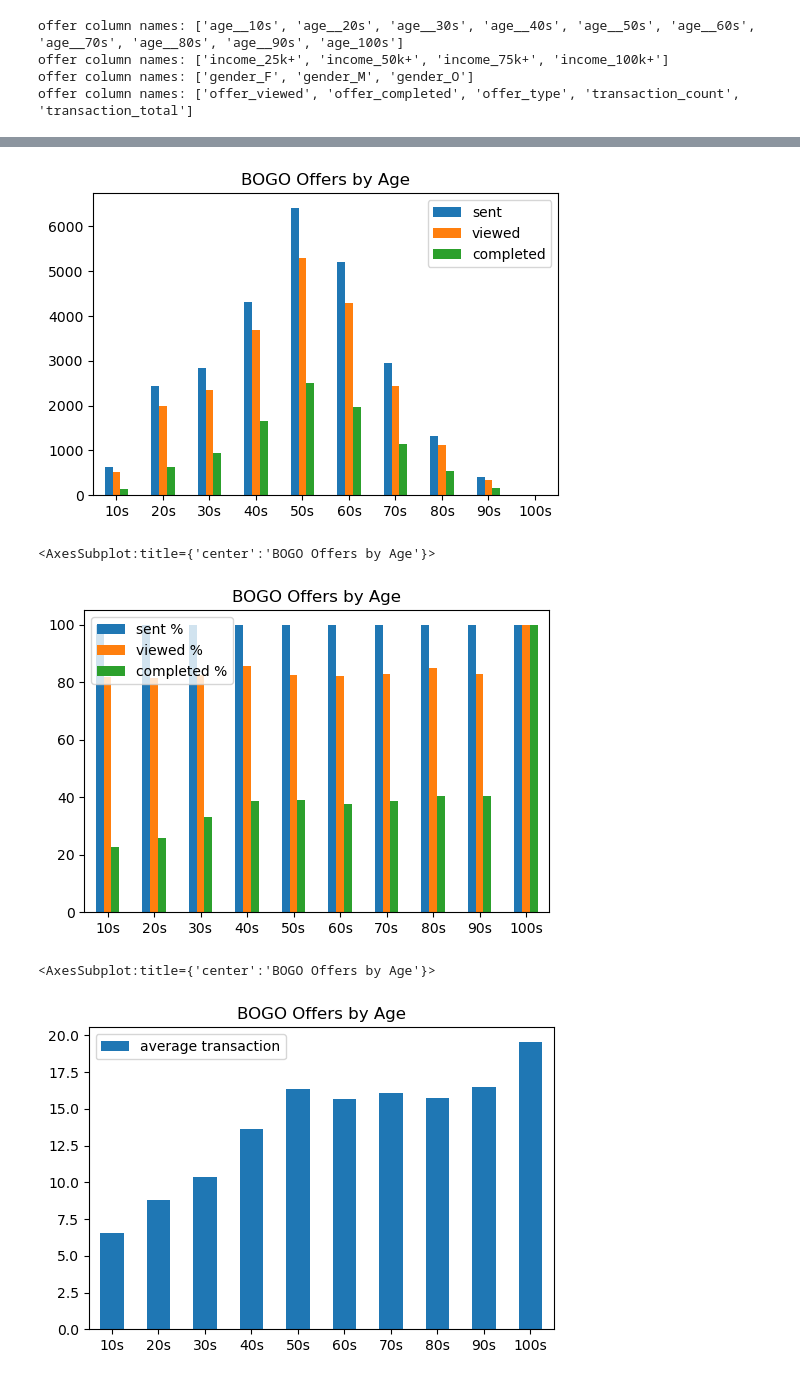
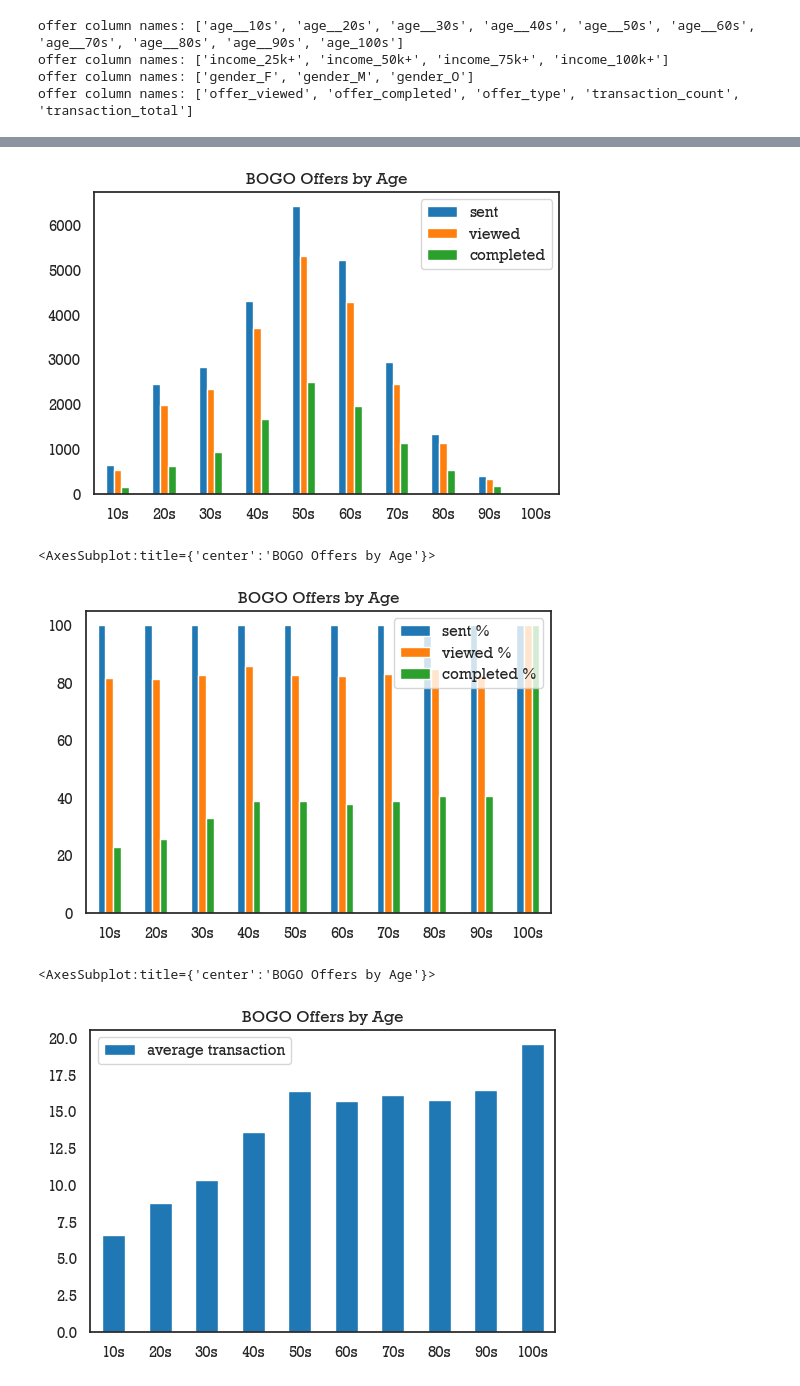
Before and after one commit to lajos/starbucks-capstone-project, a Jupyter notebook: Starbucks_Capstone_notebook.ipynb, the cells around one changed output, grey strips where cells are left out. Drawn from its saved outputs; the diff is of its cells as text; code cells hidden in the pictures.

```diff
--- a/Starbucks_Capstone_notebook.ipynb
+++ b/Starbucks_Capstone_notebook.ipynb
@@ -227,6 +231,0 @@ We are trying to target offers based on demographic information, so we can remov
-# %%
-print(f'profile number of rows: {profile.shape[0]}')
-
-profile = profile.dropna()
-
-print(f'profile number of rows after dropping NaNs: {profile.shape[0]}')
@@ -511,0 +510,11 @@ offers shape: (66501, 44)
+# %%
+print(f'offers number of rows: {offers.shape[0]}')
+
+#save all records for later
+offers_all = offers.copy()
+
+# drop records with NaNs
+offers.dropna(inplace=True)
+
+print(f'offers number of rows: {offers_all.shape[0]}')
+print(f'offers number of rows after dropping NaNs: {offers.shape[0]}')
@@ -533,6 +543,16 @@ offer column names: ['gender_F', 'gender_M', 'gender_O']
 offer column names: ['offer_viewed', 'offer_completed', 'offer_type', 'transaction_count', 'transaction_total']
 # %%
 def rename_binned_index_names(df):
+    """Utility function to remove prefixes from binned index labels.
+    eg.
+      age_10s -> 10s
+      income_10k+ -> 10k+
+
+    Input:
+      df: DataFrame to process
+
+    Output:
+      df: DataFrame with prefixes removed from index labels"""
     new_index_names = {}
     for i in list(df.index):
         new_index_names[i] = i.split('_')[-1]
@@ -558,20 +578,30 @@ def bar_plot_offer_columns(o, cols, title):
     offer_count_by_col['tcount'] = o[cols].multiply(o.transaction_count, axis=0).sum()
     offer_count_by_col['ttotal'] = o[cols].multiply(o.transaction_total, axis=0).sum()
     offer_count_by_col['average transaction'] = offer_count_by_col['ttotal'] / offer_count_by_col['tcount']
+    offer_count_by_col['transaction / offer'] = offer_count_by_col['ttotal'] / offer_count_by_col['sent']
     offer_count_by_col.drop(columns=['tcount', 'ttotal'], inplace=True)
 
     offer_count_by_col = rename_binned_index_names(offer_count_by_col)
 
     display(offer_count_by_col)
 
-    display(offer_count_by_col[['sent', 'viewed', 'completed']].plot.bar(title=title, rot=0))
+    sns.set_theme()
+    sns.set(style='white', font='Rockwell')
+    pal = sns.color_palette('tab10')
+
+
+    display(offer_count_by_col[['sent', 'viewed', 'completed']].plot.bar(title=title, rot=0, color=pal))
     plt.show()
 
-    display(offer_count_by_col[['sent %', 'viewed %', 'completed %']].plot.bar(title=title, rot=0))
+    display(offer_count_by_col[['sent %', 'viewed %', 'completed %']].plot.bar(title=title, rot=0, color=pal))
     plt.show()
 
-    display(offer_count_by_col[['average transaction']].plot.bar(title=title, rot=0))
+    display(offer_count_by_col[['average transaction']].plot.bar(title=title, rot=0, color=pal))
     plt.show()
+
+    display(offer_count_by_col[['transaction / offer']].plot.bar(title=title, rot=0, color=pal))
+    plt.show()
+
 
 bar_plot_offer_columns(offers.loc[offers.offer_type=='bogo'], age_column_names, 'BOGO Offers by Age')
 bar_plot_offer_columns(offers.loc[offers.offer_type=='bogo'], gender_column_names, 'BOGO Offers by Gender')
@@ -580,6 +610,10 @@ bar_plot_offer_columns(offers.loc[offers.offer_type=='bogo'], income_column_name
 bar_plot_offer_columns(offers.loc[offers.offer_type=='discount'], age_column_names, 'Discount Offers by Age')
 bar_plot_offer_columns(offers.loc[offers.offer_type=='discount'], gender_column_names, 'Discount Offers by Gender')
 bar_plot_offer_columns(offers.loc[offers.offer_type=='discount'], income_column_names, 'Discount Offers by Income')
+
+bar_plot_offer_columns(offers.loc[offers.offer_type=='informational'], age_column_names, 'Informational Offers by Age')
+bar_plot_offer_columns(offers.loc[offers.offer_type=='informational'], gender_column_names, 'Informational Offers by Gender')
+bar_plot_offer_columns(offers.loc[offers.offer_type=='informational'], income_column_names, 'Informational Offers by Income')
 # %% [output]
 number of offers sent: 26537
 number of offers not viewed: 4498
@@ -599,6 +633,6 @@ number of offers completed: 9687
 <AxesSubplot:title={'center':'BOGO Offers by Age'}>
-[figure, old version]
+[figure, new version]
 <AxesSubplot:title={'center':'BOGO Offers by Age'}>
-[figure, old version]
+[figure, new version]
 <AxesSubplot:title={'center':'BOGO Offers by Age'}>
-[figure, old version]
+[figure, new version]
```
Also changed, not shown: parts of 21 cells of this notebook.
